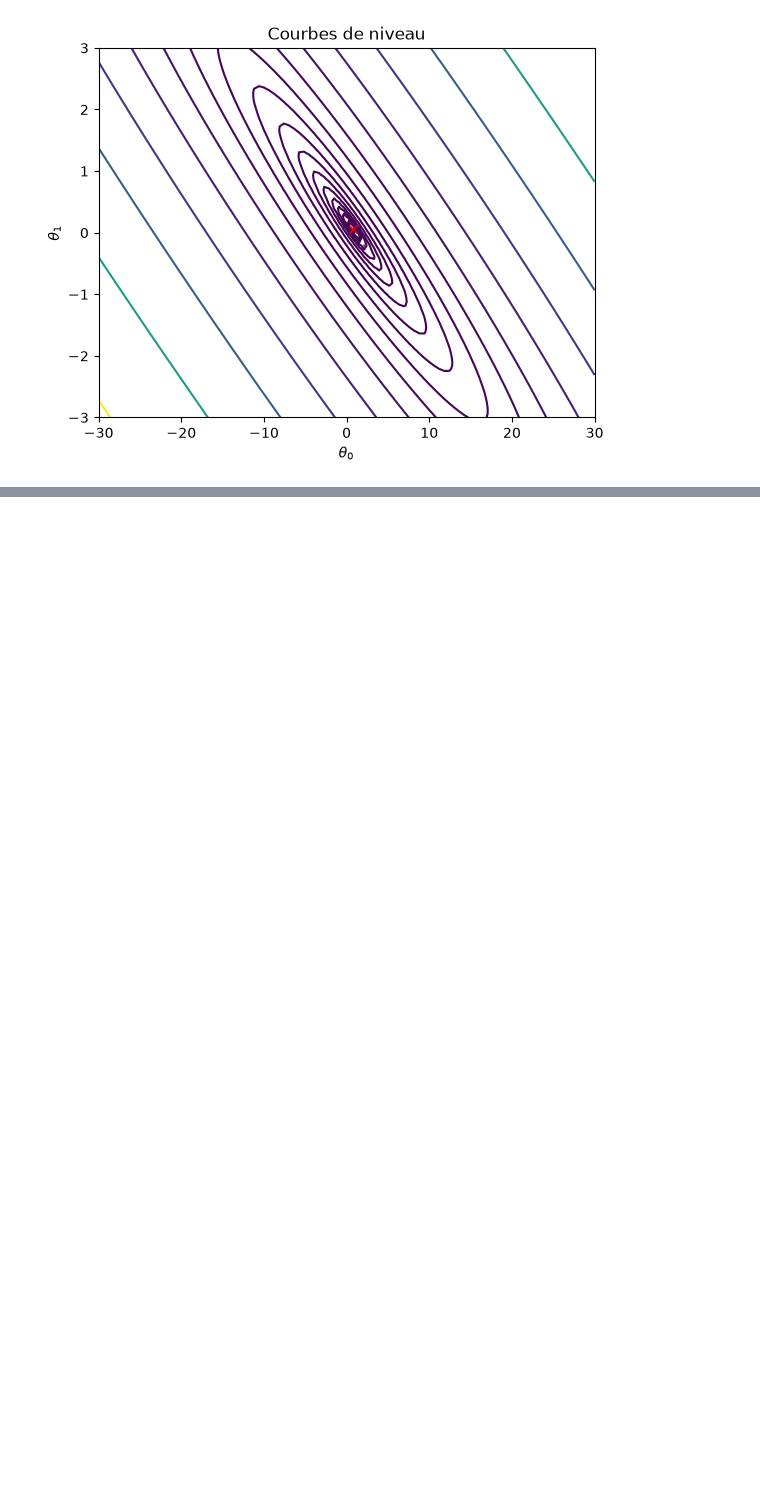
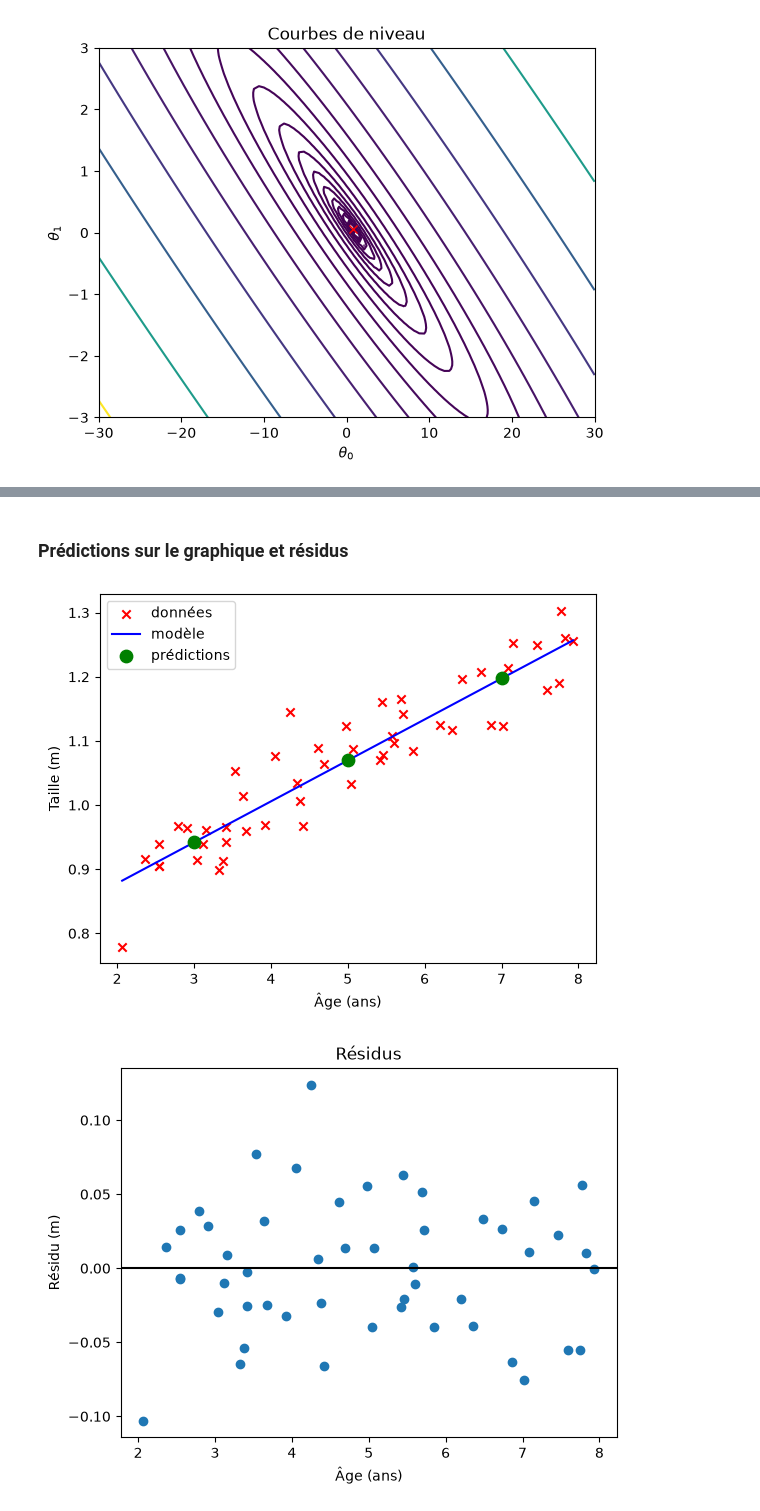
Before and after one commit to Hama2017/tp_apprentissage, a Jupyter notebook: exercice1.ipynb, the cells around one changed output, grey strips where cells are left out. Saved outputs shown, nothing was run; the diff lists cells and outputs as text; code cells hidden in the pictures; blank space fills up the shorter version.

```diff
--- a/exercice1.ipynb
+++ b/exercice1.ipynb
@@ -116,0 +158,15 @@ plt.xlabel(r'$\theta_0$'); plt.ylabel(r'$\theta_1$'); plt.title('Courbes de nive
+# %% [markdown]
+### Prédictions sur le graphique et résidus
+# %%
+ages = np.array([3, 5, 7])
+plt.scatter(x, y, c='r', marker='x', label='données')
+plt.plot(xs, h(theta0, theta1, xs), 'b', label='modèle')
+plt.scatter(ages, h(theta0, theta1, ages), c='g', s=80, zorder=3, label='prédictions')
+plt.xlabel('Âge (ans)'); plt.ylabel('Taille (m)'); plt.legend(); plt.show()
+
+res = y - h(theta0, theta1, x)
+plt.scatter(x, res); plt.axhline(0, c='k')
+plt.xlabel('Âge (ans)'); plt.ylabel('Résidu (m)'); plt.title('Résidus'); plt.show()
+# %% [output]
+[figure, added]
+[figure, added]
```
Also changed, not shown: parts of 7 cells of this notebook, 2 other files.
